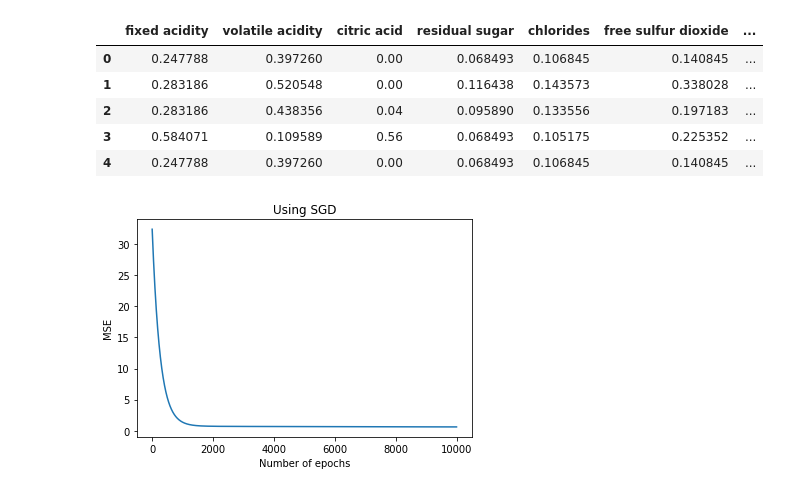
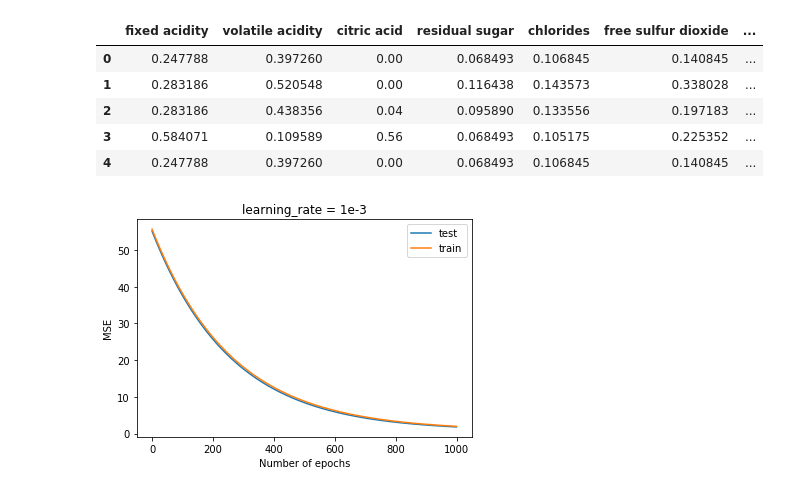
Before and after one commit to parmardiwakar150/Assignment-2, a Jupyter notebook: Assignment2_SGD.ipynb, the cells around one changed output. Cells and saved outputs as stored; diff of their text form; code cells hidden in the pictures.

```diff
--- a/Assignment2_SGD.ipynb
+++ b/Assignment2_SGD.ipynb
@@ -60,7 +68,7 @@ weights = np.zeros((X.shape[1], 1))
 # %%
 # defining learning rate and number of epcohs
 learning_rate = 1e-3
-n_epochs = 10000
+n_epochs = 1000
 # %%
 # mean squarred error
 def mse(y, yhat):
@@ -72,4 +80,4 @@ def r2_score(y, yhat):
     tss = (y - y.mean()) ** 2
     return 1 - rss / tss
 # %%
-m = len(X)
+m = len(X_train)
@@ -80,23 +86,34 @@ y = np.array(data.quality.values).reshape(1599, 1)
 #loss = 1 / 2 * (y - WX) ** 2
 # dwi = -(y - yhat) * xi
 # %%
-loss = []
-for epoch in range(n_epochs):
-    yhat = np.dot(X, weights)
-    yhat = yhat.reshape(1599, 1)
-    error = yhat - y
-    dw = np.dot(error.T, X.iloc[:, :-1])
-    weights[:-1] -= learning_rate * dw.T / m
-    weights[-1] -= learning_rate * error.mean()
-    loss.append(mse(y, yhat))
+ def model_training(X_train, y_train, X_test, y_test, weights, learning_rate=1e-3):
+    loss_train = []
+    loss_test = []
+    for epoch in range(n_epochs):
+        yhat = np.dot(X_train, weights)
+        yhat = yhat.reshape(y_train.shape)
+        error = yhat - y_train
+        loss_train.append(mse(y_train, yhat))
+        loss_test.append(mse(y_test, np.dot(X_test, weights)))
+        dw = np.dot(error.T, X_train.iloc[:, :-1])
+        weights[:-1] -= learning_rate * dw.T / m
+        weights[-1] -= learning_rate * error.mean()
+    return loss_train, loss_test
 # %%
 import matplotlib.pyplot as plt
 %matplotlib inline
+# %%
+loss_train, loss_test = model_training(X_train.copy(), y_train.copy(), X_test.copy(),
+                                       y_test.copy(), weights.copy(), learning_rate=1e-3)
 # %%
-plt.plot(loss)
-plt.title('Using SGD')
+fig, ax = plt.subplots(1, 1)
+ax.plot(loss_test, label='test')
+plt.title('test loss')
+ax.plot(loss_train, label='train')
+plt.title('learning_rate = 1e-3')
 plt.xlabel('Number of epochs')
 plt.ylabel('MSE')
+plt.legend()
 plt.show()
 # %% [output]
-[figure, old version]
+[figure, new version]
```
Also changed, not shown: parts of 12 cells of this notebook, 1 other file.
